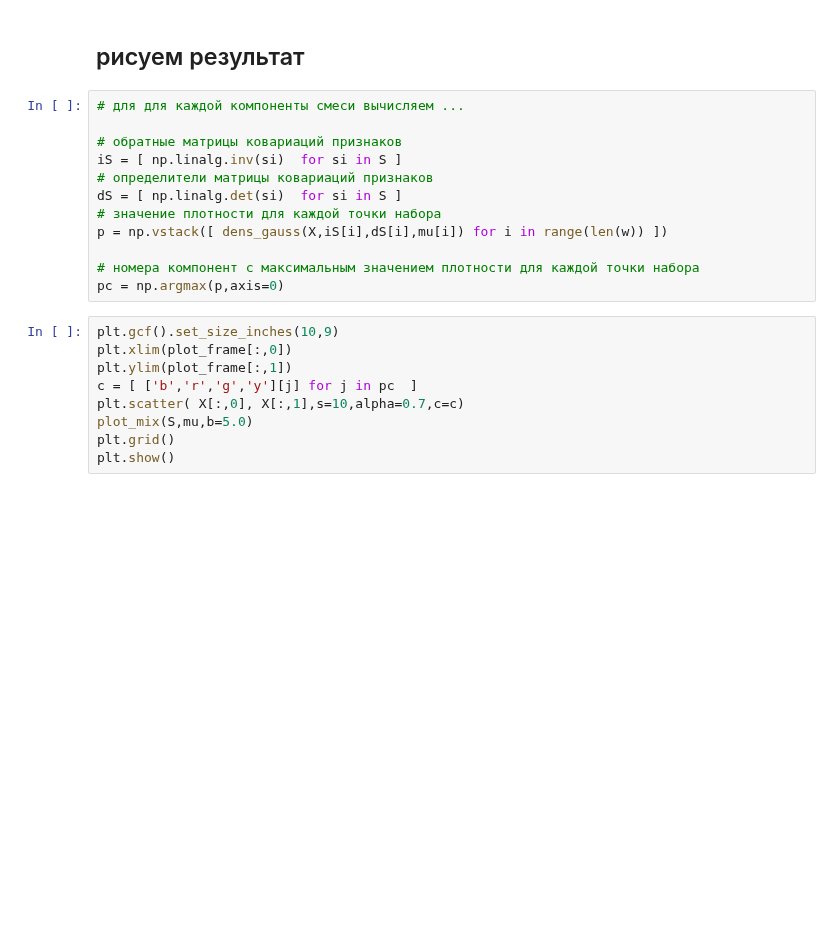
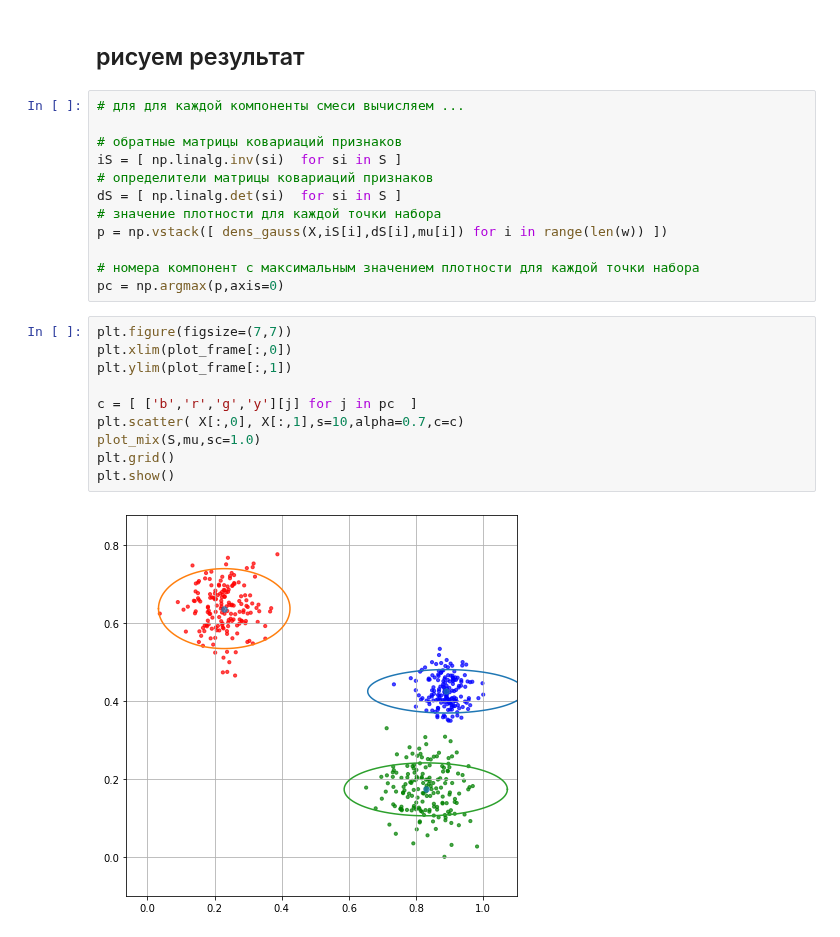
Before and after one commit to mechanoid5/ml_lectorium_legacy, a Jupyter notebook: examples/12-em/02-em-seq.ipynb, the cells around one changed output. Cells and saved outputs as stored; diff of their text form; blank space fills up the shorter version.

```diff
--- a/examples/12-em/02-em-seq.ipynb
+++ b/examples/12-em/02-em-seq.ipynb
@@ -321,11 +344,14 @@ p = np.vstack([ dens_gauss(X,iS[i],dS[i],mu[i]) for i in range(len(w)) ])
 # номера компонент с максимальным значением плотности для каждой точки набора
 pc = np.argmax(p,axis=0)
 # %%
-plt.gcf().set_size_inches(10,9)
+plt.figure(figsize=(7,7))
 plt.xlim(plot_frame[:,0])
 plt.ylim(plot_frame[:,1])
+
 c = [ ['b','r','g','y'][j] for j in pc  ]
 plt.scatter( X[:,0], X[:,1],s=10,alpha=0.7,c=c)
-plot_mix(S,mu,b=5.0)
+plot_mix(S,mu,sc=1.0)
 plt.grid()
 plt.show()
+# %% [output]
+[figure, added]
```
Also changed, not shown: parts of 13 cells of this notebook, 5 other files.
